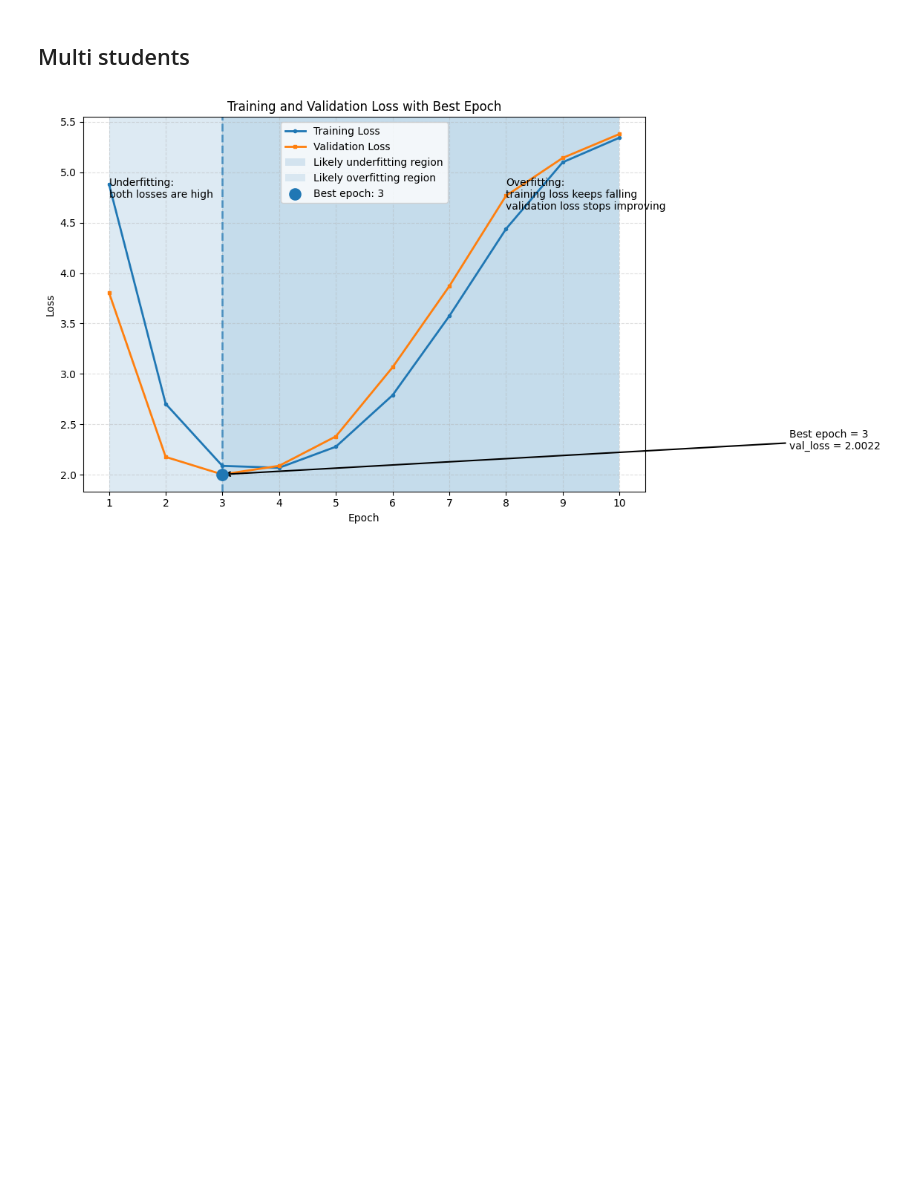
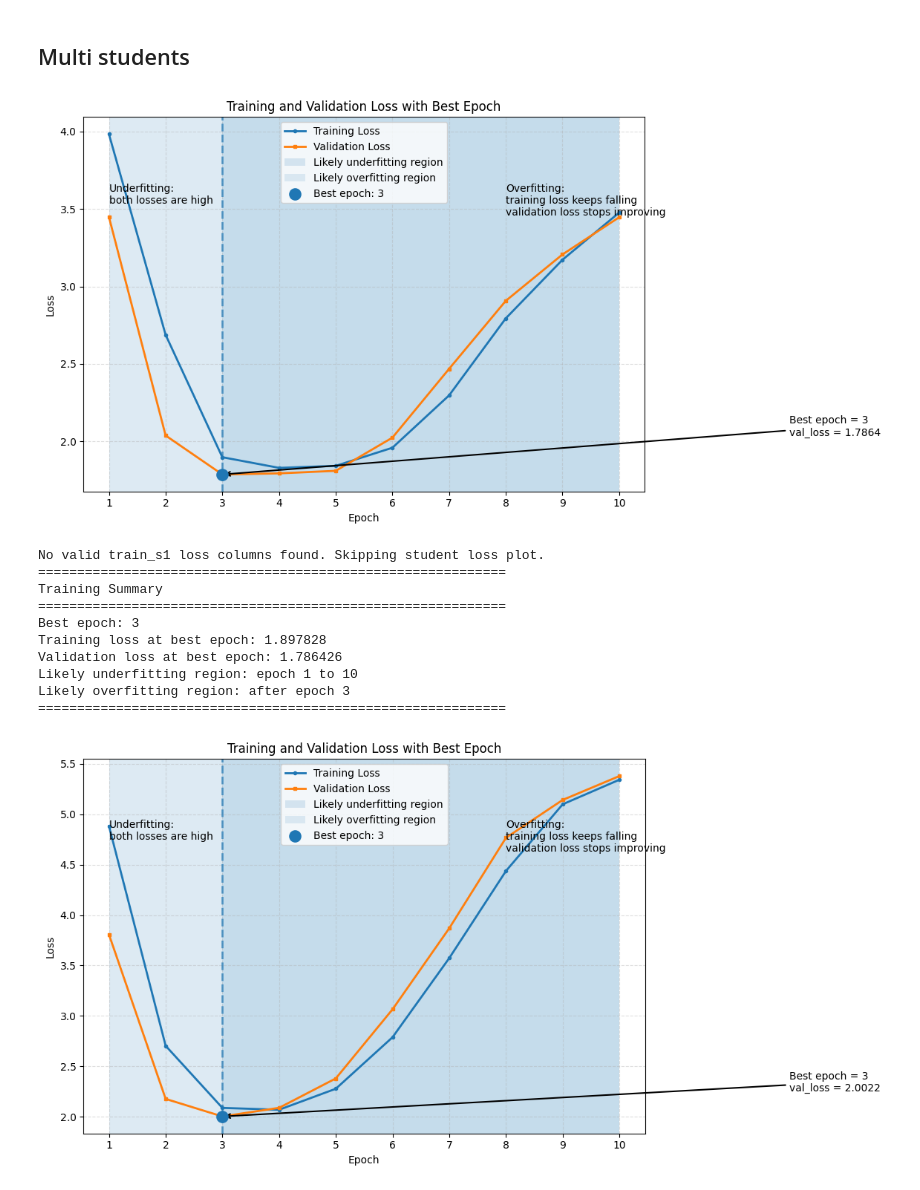
Before and after one commit to pesqSC/DeepSC, a Jupyter notebook: results.ipynb, the cells around one changed output. Saved outputs shown, nothing was run; the diff lists cells and outputs as text; code cells hidden in the pictures; blank space fills up the shorter version.

Commit message:
feat: Add visual output to results notebook
This commit introduces a new code cell in the `results.ipynb` notebook that generates and displays a PNG image output. This enhancement improves the visual representation of results, facilitating better understanding and analysis of the data presented in the notebook.

```diff
--- a/results.ipynb
+++ b/results.ipynb
@@ -745,6 +745,28 @@ Likely overfitting region: after epoch 35
 ============================================================
 # %% [markdown]
 ## Multi students
+# %%
+csv_path = "results/results_2026-08-12.csv"
+
+results = analyze_and_plot_training_history(
+    csv_path=csv_path,
+    save_main_path=None,
+    save_student_path=None,
+    underfit_ratio=0.70,
+    plot_student_losses=True,
+)
+# %% [output]
+[figure, added]
+No valid train_s1 loss columns found. Skipping student loss plot.
+============================================================
+Training Summary
+============================================================
+Best epoch: 3
+Training loss at best epoch: 1.897828
+Validation loss at best epoch: 1.786426
+Likely underfitting region: epoch 1 to 10
+Likely overfitting region: after epoch 3
+============================================================
 # %%
 csv_path = "results/results_2026-08-10.csv"
 
```
